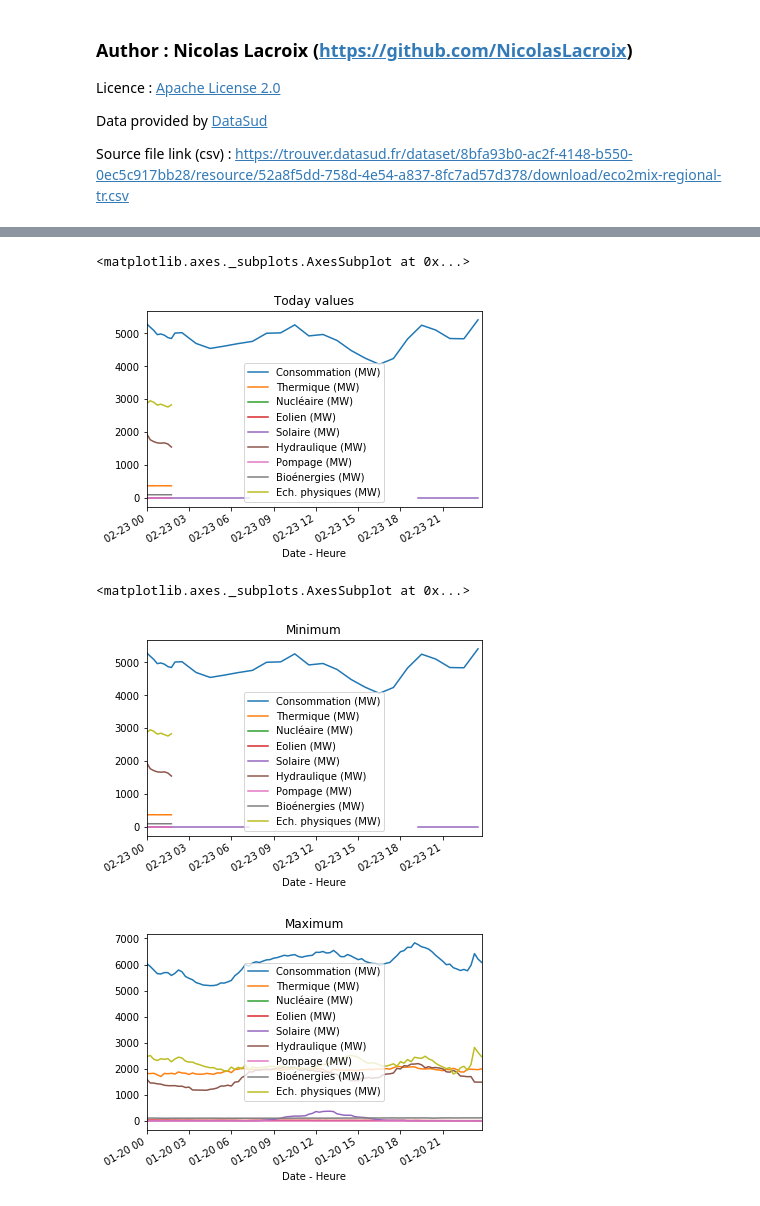
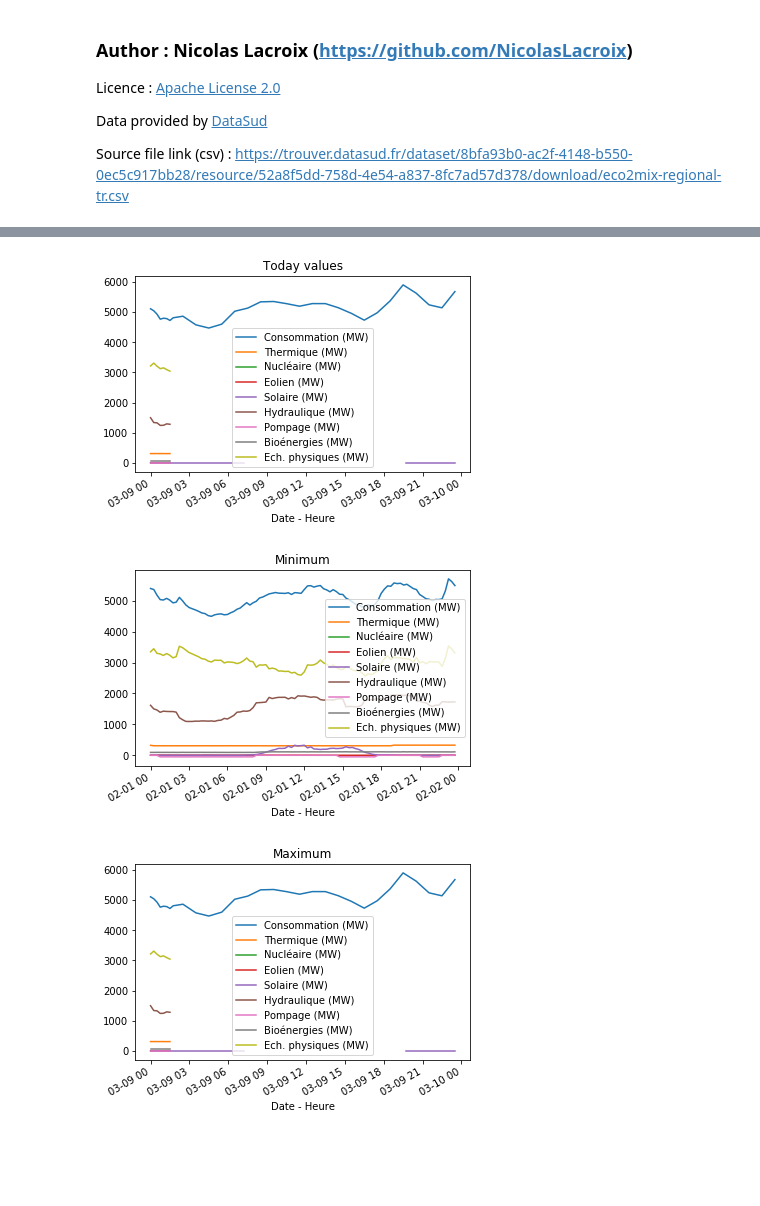
Before and after one commit to NicolasLacroix/data-representation, a Jupyter notebook: notebooks/consumption.ipynb, the cells around one changed output, grey strips where cells are left out. Drawn from its saved outputs; the diff is of its cells as text; code cells hidden in the pictures; blank space fills up the shorter version.

```diff
--- a/notebooks/consumption.ipynb
+++ b/notebooks/consumption.ipynb
@@ -109,0 +62,4 @@ def visualize(data, x, y=None, subplots=False, kind='line'):
+# %%
+# Sorting data by ['Date - Heure']
+data = data.sort_values(by=['Date - Heure'])
+data.head()
@@ -110,11 +74,11 @@ def visualize(data, x, y=None, subplots=False, kind='line'):
 # %%
 # Today values
-today = date.today().strftime("%Y-%m-%d")
-dailyData[today].plot(x='Date - Heure', title="Today values")
-# TODO: replace with : data.loc[data['Date - Heure'] == today].plot(x='Date - Heure', title="Today values")
+today = datetime.combine(date.today(), datetime.min.time())
+dailyData = data.loc[data['Date'] == today][['Date - Heure']+volumeLabels]
+dailyData.plot(x='Date - Heure', title="Today values")
+plt.show()
 # %% [output]
-<matplotlib.axes._subplots.AxesSubplot at 0x...>
-[figure, old version]
+[figure, new version]
 # %%
 def getExtremums(data, key):
     dailyData = getDailyData(data, 'Date - Heure', volumeLabels) # get dataframes per day
@@ -128,10 +90,17 @@ min_df, max_df = getExtremums(data, 'Consommation (MW)')
+# %%
+min_serie = data.min()
+max_serie = data.max()
+min_df = data.loc[data['Date'] == min_serie['Date']][['Date - Heure']+volumeLabels]
+max_df = data.loc[data['Date'] == max_serie['Date']][['Date - Heure']+volumeLabels]
 # %%
+max_value = max_serie['Consommation (MW)']
+min_value = min_serie['Consommation (MW)']
 min_df.plot(x='Date - Heure', title="Minimum")
 max_df.plot(x='Date - Heure', title="Maximum")
+plt.show()
 # %% [output]
-<matplotlib.axes._subplots.AxesSubplot at 0x...>
-[figure, old version]
+[figure, new version]
-[figure, old version]
+[figure, new version]
 # %%
 avg_df = data.mean()
 avg_df
```
Also changed, not shown: parts of 10 cells of this notebook, 2 other files.
